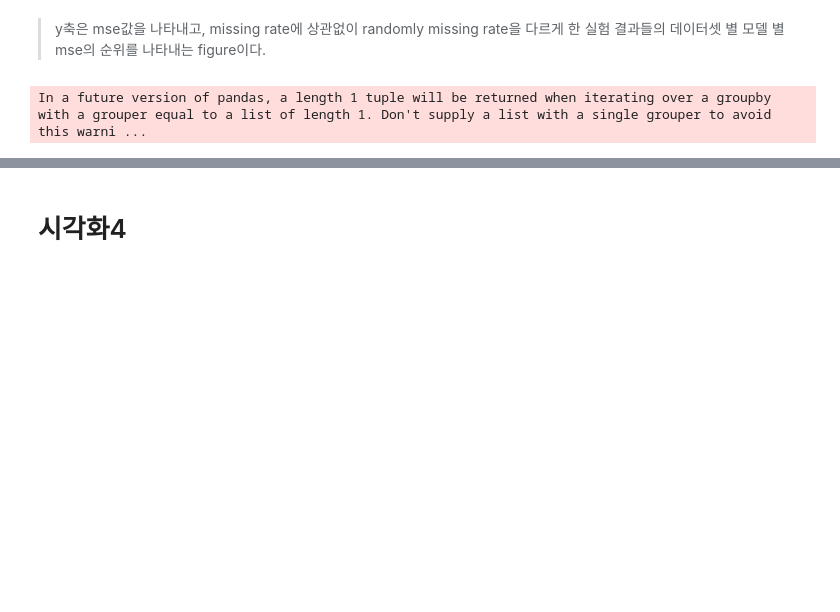
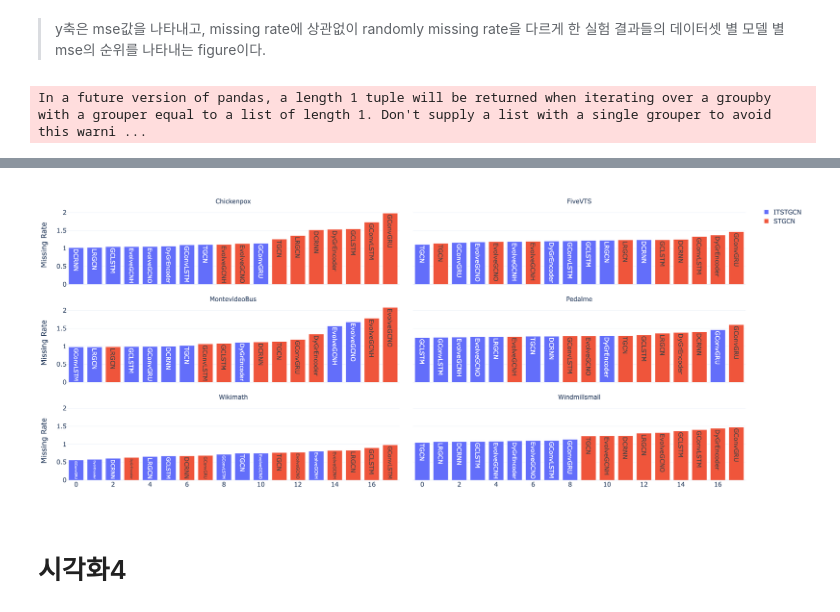
Before and after one commit to seoyeonc/ITTGNN_blog, a Jupyter notebook: posts/3_result/3_figure/2024-02-29-실험결과정리.ipynb, the cells around one changed output, grey strips where cells are left out. Drawn from its saved outputs; the diff is of its cells as text; code cells hidden in the pictures; blank space fills up the shorter version.

```diff
--- a/posts/3_result/3_figure/2024-02-29-실험결과정리.ipynb
+++ b/posts/3_result/3_figure/2024-02-29-실험결과정리.ipynb
@@ -391,7 +353,7 @@ fig = px.bar(
     facet_col='dataset',
     facet_col_wrap=2,
     text='model',
-    height=800
+    height=900
 )
 for i in range(12):
     if fig.data[i].name == 'STGNN':
@@ -419,6 +381,9 @@ fig.layout.xaxis2.title.text=''
 fig.layout.yaxis.title.text='Missing Rate'
 fig.layout.yaxis3.title.text='Missing Rate'
 fig.layout.yaxis5.title.text='Missing Rate'
+fig.update_layout(font=dict(size=17))
+fig.update_annotations(font=dict(size=17))
+fig.layout.legend.title.text = ''
 fig
 # %% [output]
 In a future version of pandas, a length 1 tuple will be returned when iterating over a groupby with a grouper equal to a list of length 1. Don't supply a list with a single grouper to avoid this warni ...
@@ -426,3 +390,4 @@ In a future version of pandas, a length 1 tuple will be returned when iterating
+[figure, added]
 # %% [markdown]
 # 시각화4
 # %%
```
Also changed, not shown: parts of 14 cells of this notebook, 1 other file.
